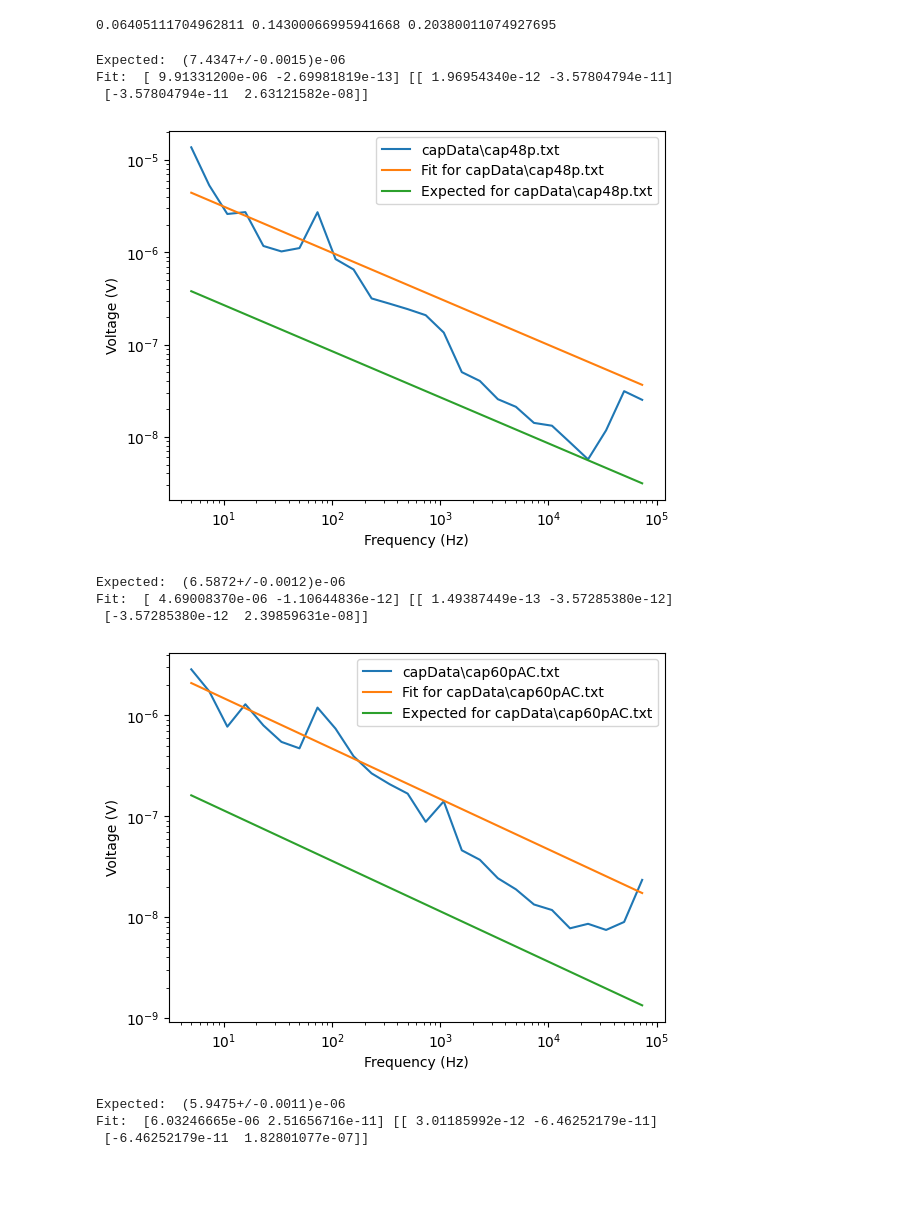
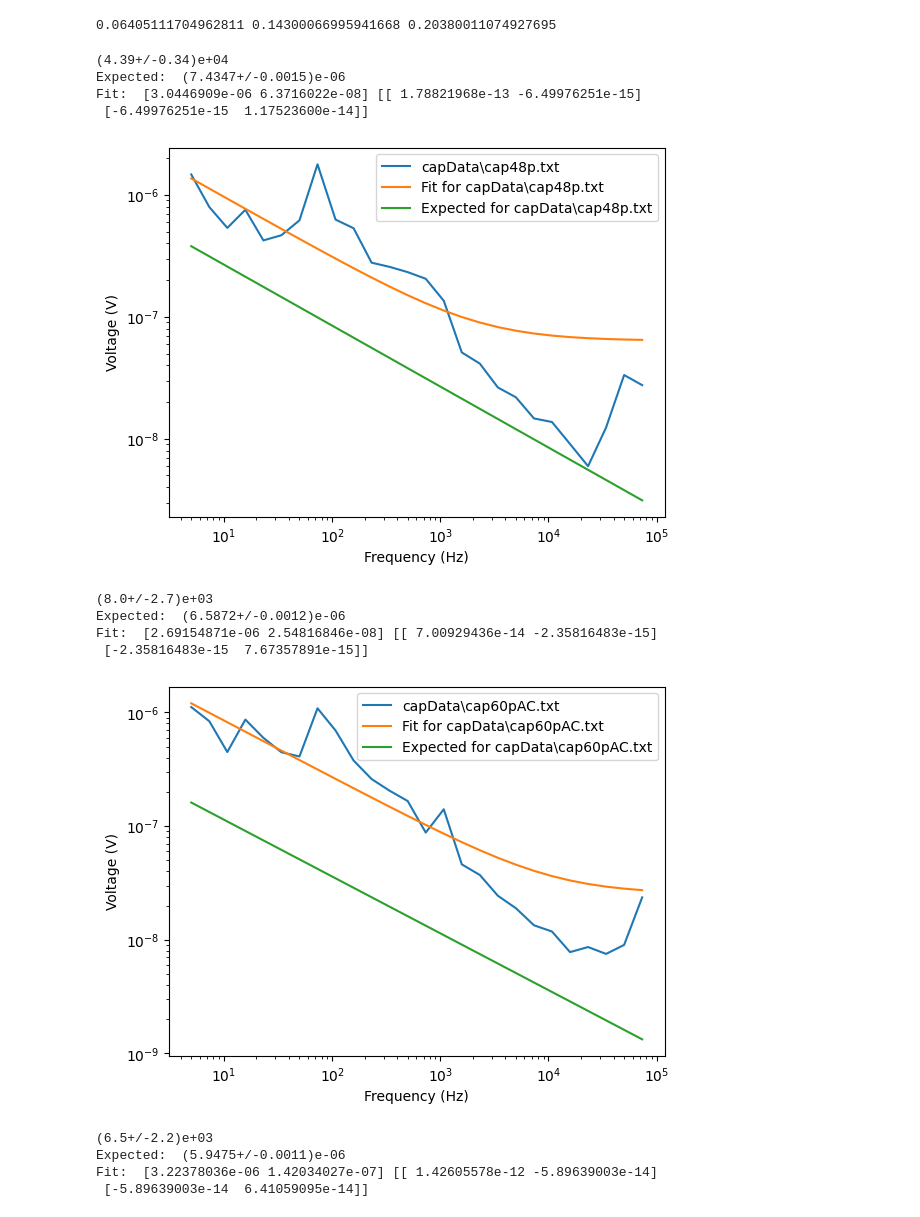
Before and after one commit to Shaquible/ENPH453, a Jupyter notebook: electricalNoise/c_noise.ipynb, the cells around one changed output. Saved outputs shown, nothing was run; the diff lists cells and outputs as text; code cells hidden in the pictures; blank space fills up the shorter version.

```diff
--- a/electricalNoise/c_noise.ipynb
+++ b/electricalNoise/c_noise.ipynb
@@ -6,8 +6,7 @@ import matplotlib.pyplot as plt
 from scipy.optimize import curve_fit
 import uncertainties as unc
 # %%
-def transfer(F, Cap, D):
-    R = D/(2*np.pi*F*Cap)
+def transfer(F, Cap, R):
     CIn = unc.ufloat(25e-12,05e-12)
     C = (Cap)*(CIn)/(Cap + CIn)
     Rin = unc.ufloat(1e6, 0.5e6)
@@ -39,37 +38,42 @@ print(uncPctFive, uncPctHundred, uncPctThousand)
 # %%
 capacitances = [unc.ufloat(47.1, 0.01)*1e-12, unc.ufloat(60.0, 0.01)*1e-12, unc.ufloat(73.6, 0.01)*1e-12]
 ds = [unc.ufloat(0.013, 0.001), unc.ufloat(0.003, 0.001), unc.ufloat(0.003, 0.001)]
 data = glob.glob("capData/*.txt")
 T = unc.ufloat(273.3 + 22.9, 0.1)
 for file, cap, d in zip(data, capacitances, ds):
     f, V = readData(file)
-    vsWithUnc = [unc.ufloat(v, uncPctHundred)/transfer(F, cap, d) for v, F in zip(V, f)]
+    R = d/(2*np.pi*1e3*cap)
+    print(R)
+    vsWithUnc = [unc.ufloat(v, uncPctHundred)/transfer(F, cap, R) for v, F in zip(V, f)]
     vsNoUnc = [v.n for v in vsWithUnc]
     vsUnc = [v.s for v in vsWithUnc]
     popt, pcov = curve_fit(curveFit, f, vsNoUnc, p0=[0, 1], sigma=vsUnc)
     expect = []
     for F in f:
         expect.append(expected(F, cap.n, d.n, T.n))
     plt.plot(f, vsNoUnc, label=file)
     plt.plot(f, curveFit(f, *popt), label="Fit for " + file)
     plt.plot(f, expect, label="Expected for " + file)
     print("Expected: ", expectedSlope(cap, d, T))
     print("Fit: ", popt, pcov)
     plt.xscale("log")
     plt.yscale("log")
     plt.xlabel("Frequency (Hz)")
     plt.ylabel("Voltage (V)")
     plt.legend()
     plt.show()
 # %% [output]
+(4.39+/-0.34)e+04
 Expected:  (7.4347+/-0.0015)e-06
-Fit:  [ 9.91331200e-06 -2.69981819e-13] [[ 1.96954340e-12 -3.57804794e-11]
- [-3.57804794e-11  2.63121582e-08]]
+Fit:  [3.0446909e-06 6.3716022e-08] [[ 1.78821968e-13 -6.49976251e-15]
+ [-6.49976251e-15  1.17523600e-14]]
-[figure, old version]
+[figure, new version]
+(8.0+/-2.7)e+03
 Expected:  (6.5872+/-0.0012)e-06
-Fit:  [ 4.69008370e-06 -1.10644836e-12] [[ 1.49387449e-13 -3.57285380e-12]
- [-3.57285380e-12  2.39859631e-08]]
+Fit:  [2.69154871e-06 2.54816846e-08] [[ 7.00929436e-14 -2.35816483e-15]
+ [-2.35816483e-15  7.67357891e-15]]
-[figure, old version]
+[figure, new version]
+(6.5+/-2.2)e+03
 Expected:  (5.9475+/-0.0011)e-06
-Fit:  [6.03246665e-06 2.51656716e-11] [[ 3.01185992e-12 -6.46252179e-11]
- [-6.46252179e-11  1.82801077e-07]]
+Fit:  [3.22378036e-06 1.42034027e-07] [[ 1.42605578e-12 -5.89639003e-14]
+ [-5.89639003e-14  6.41059095e-14]]
```
Also changed, not shown: parts of 1 cell of this notebook.
